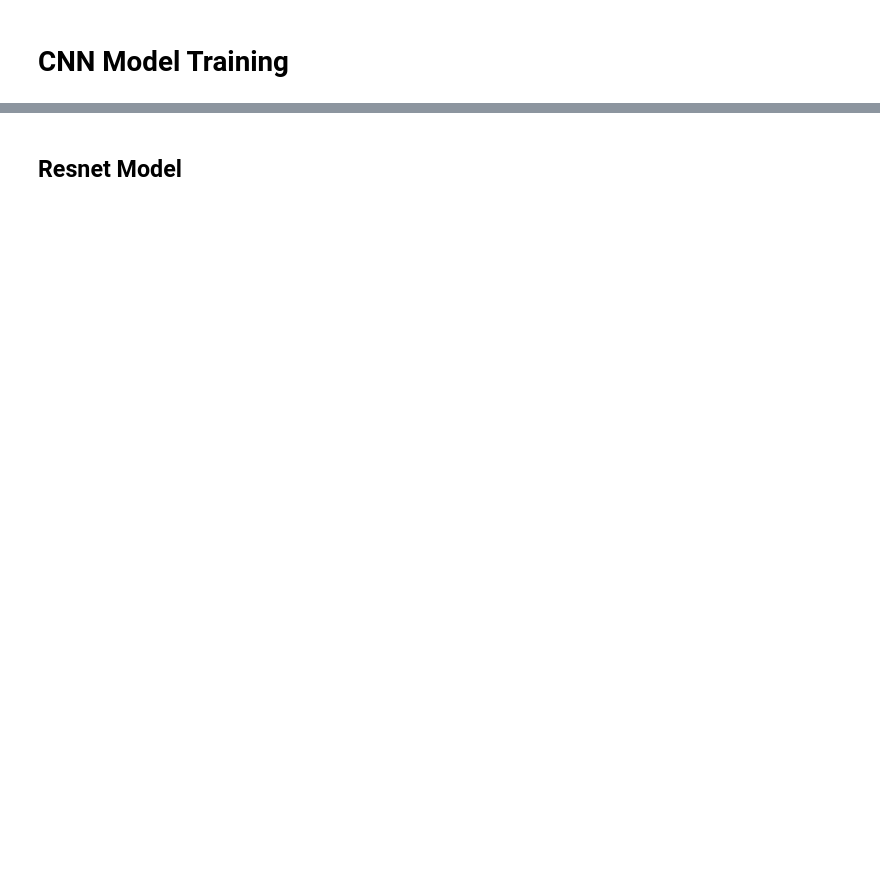
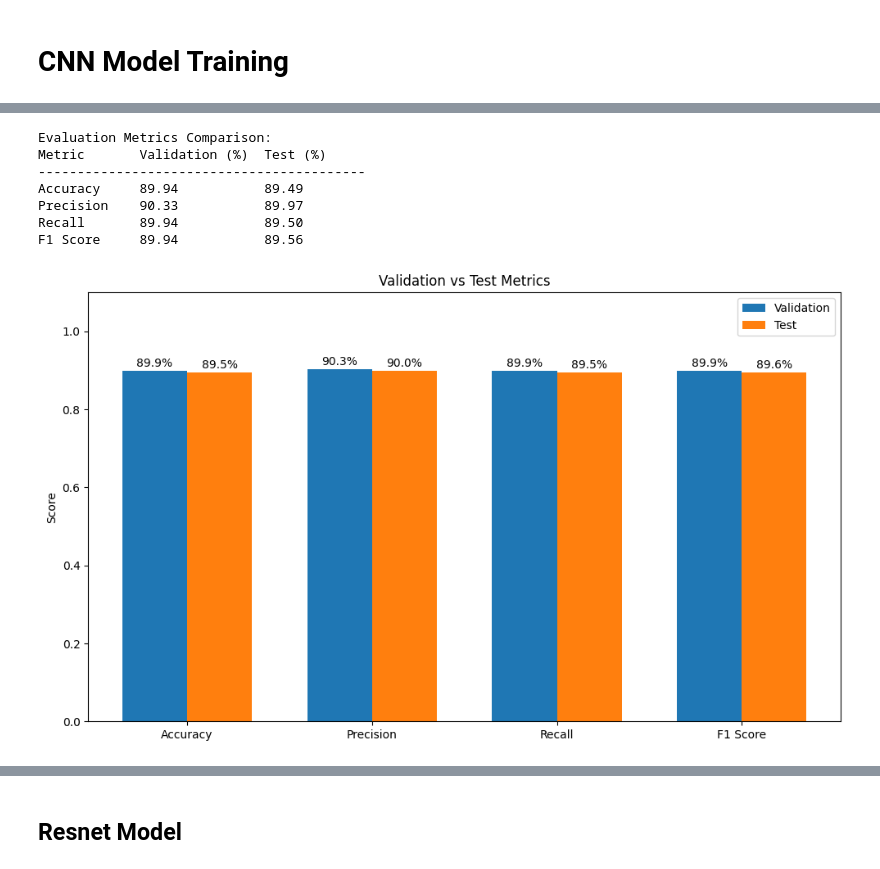
Before and after one commit to Heban-7/audio-classification, a Jupyter notebook: notebook/cnn_model_training.ipynb, the cells around one changed output, grey strips where cells are left out. Saved outputs shown, nothing was run; the diff lists cells and outputs as text; code cells hidden in the pictures; blank space fills up the shorter version.

```diff
--- a/notebook/cnn_model_training.ipynb
+++ b/notebook/cnn_model_training.ipynb
@@ -44,0 +53,11 @@ plot_training_curves(train_losses, val_losses, train_accs, val_accs)
+# %%
+val_metrics, test_metrics = evaluate_and_compare(model, val_loader, test_loader, criterion, class_names=genres)
+# %% [output]
+Evaluation Metrics Comparison:
+Metric       Validation (%)  Test (%)
+------------------------------------------
+Accuracy     89.94           89.49
+Precision    90.33           89.97
+Recall       89.94           89.50
+F1 Score     89.94           89.56
+[figure, added]
```
Also changed, not shown: parts of 16 cells of this notebook, 4 other files.
